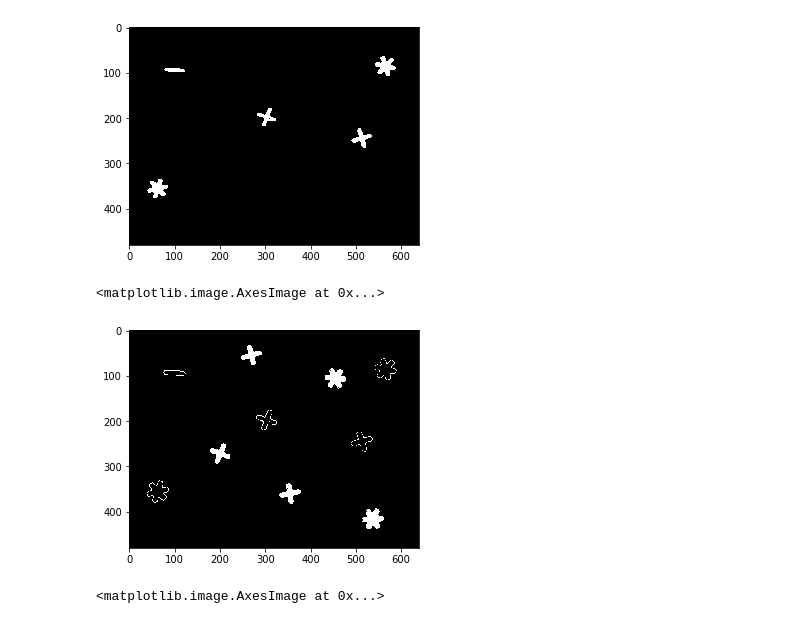
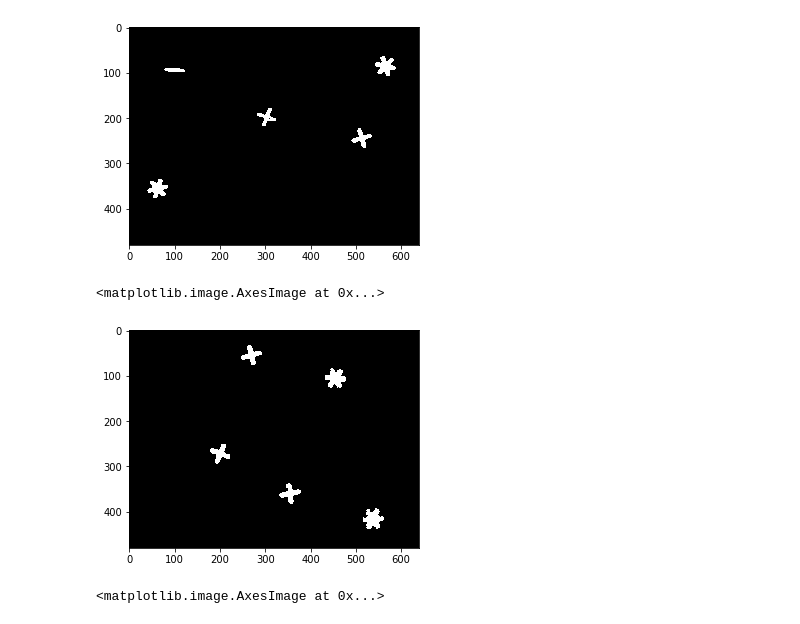
Before and after one commit to Jiang15/Image_analysis_and_pattern-recognition, a Jupyter notebook: Lab 1/lab1.ipynb, the cells around one changed output. Cells and saved outputs as stored; diff of their text form; code cells hidden in the pictures.

```diff
--- a/Lab 1/lab1.ipynb
+++ b/Lab 1/lab1.ipynb
@@ -728,10 +731,15 @@ plt.imshow(k1_open.reshape(img.shape[:2]), cmap='gray')
 # %%
 k2=kmeans.copy()
 k2[k2!=2]=0
-plt.imshow(k2.reshape(img.shape[:2]), cmap='gray')
+imk = k2.reshape(img.shape[:2])
+kernel = np.ones((3,3), np.uint8)
+# kernel[1,:]=1
+# kernel[:,1]=1
+imk = ndimage.binary_opening(imk, kernel, iterations=1)
+plt.imshow(imk, cmap='gray')
 # %% [output]
 <matplotlib.image.AxesImage at 0x...>
-[figure, old version]
+[figure, new version]
 # %%
 kernel = cv2.getStructuringElement(cv2.MORPH_RECT,(9,9))
 k2_open = cv2.morphologyEx(np.float32(k2), cv2.MORPH_OPEN, kernel)
```
Also changed, not shown: parts of 7 cells of this notebook.
